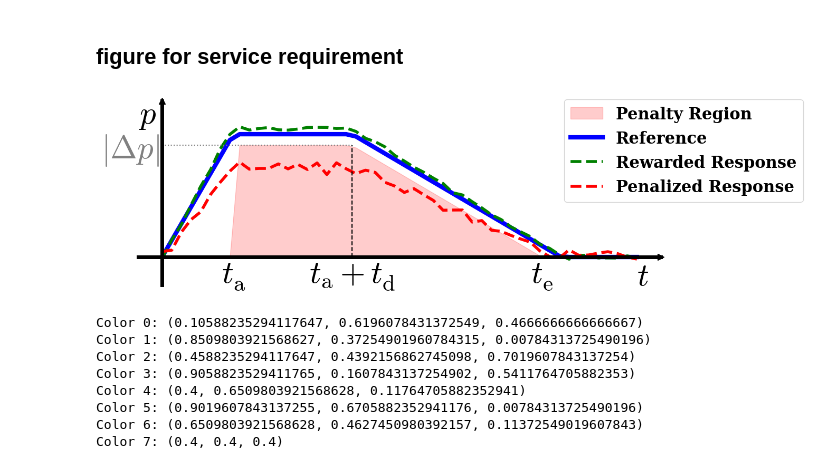
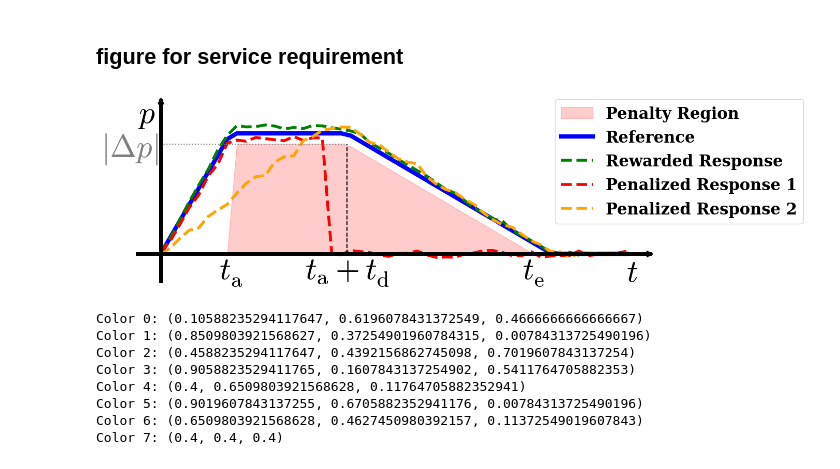
Before and after one commit to cvonholly/dvpp_reward_mechanism, a Jupyter notebook: experiments.ipynb, the cells around one changed output. Cells and saved outputs as stored; diff of their text form; code cells hidden in the pictures.

```diff
--- a/experiments.ipynb
+++ b/experiments.ipynb
@@ -508,17 +508,31 @@ y_good = np.piecewise(x,
     [lambda x: x * p_ref * y_good_fac / t_i, p_ref * y_good_fac, lambda x: p_ref * y_good_fac * (dt_e - x) / (dt_e - t_a), 0]
 )
 
-y_bad_factor = .8
+delta_t = 2
+
+y_bad_factor = 1.04
+# y_bad = np.piecewise(x,
+#     [x < t_i, (x >= t_i) & (x <= t_a), (x > t_a) & (x <= dt_e), x > dt_e],
+#     [lambda x: x * p_max * y_bad_factor / t_i, p_max * y_bad_factor, lambda x: p_max * y_bad_factor * (dt_e - x) / (dt_e - t_a), 0]
+# )
 y_bad = np.piecewise(x,
-    [x < t_i, (x >= t_i) & (x <= t_a), (x > t_a) & (x <= dt_e), x > dt_e],
-    [lambda x: x * p_max * y_bad_factor / t_i, p_max * y_bad_factor, lambda x: p_max * y_bad_factor * (dt_e - x) / (dt_e - t_a), 0]
+    [x < t_i, (x >= t_i) & (x <= t_i + delta_t), x > t_i + delta_t],
+    [lambda x: x * p_max * y_bad_factor / t_i, p_max * y_bad_factor, 0]
+)
+# make y_bad zero at t_i + delta_t
+
+# add another bad curve that is too slow
+y_bad_slow = np.piecewise(x,
+    [x < t_i + delta_t, (x >= t_i + delta_t) & (x <= t_a), (x > t_a) & (x <= dt_e), x > dt_e],
+    [lambda x: x * p_ref * y_good_fac / (t_i + delta_t), p_ref * y_good_fac, lambda x: p_ref * y_good_fac * (dt_e - x) / (dt_e - t_a), 0]
 )
 
 # add some noise to y_good and y_bad, but smooth overall trend
 noise_level = 0.01
-noise_level_bad = 0.03
+noise_level_bad = 0.02
 y_good += noise_level * p_max * np.random.randn(*y_good.shape)
 y_bad += noise_level_bad * p_max * np.random.randn(*y_bad.shape)
+y_bad_slow += noise_level_bad * p_max * np.random.randn(*y_bad_slow.shape)
 
 
 # 2. Plot Setup
@@ -539,7 +553,8 @@ ax.plot(x, y_ref, color='b', linewidth=6, label='Reference')
 
 # Example curves - good and bad
 ax.plot(x, y_good, color='g', linewidth=4, linestyle='--', label='Rewarded Response')
-ax.plot(x, y_bad, color='r', linewidth=4, linestyle='--', label='Penalized Response')
+ax.plot(x, y_bad, color='r', linewidth=4, linestyle='--', label='Penalized Response 1')
+ax.plot(x, y_bad_slow, color='orange', linewidth=4, linestyle='--', label='Penalized Response 2')
 
 # 4. Add Guidelines
 ax.hlines(y=p_max, xmin=0, xmax=t_a, colors='gray', linestyles=':', linewidth=1.5)
@@ -551,34 +566,34 @@ ax.spines['right'].set_visible(False)
 ax.spines['left'].set_position('zero')
 ax.spines['bottom'].set_position('zero')
 
 # Add arrowheads manually at the ends of the axes
 ax.plot(1, 0, ">k", transform=ax.get_yaxis_transform(), clip_on=False, markersize=8)
 ax.plot(0, 1, "^k", transform=ax.get_xaxis_transform(), clip_on=False, markersize=8)
 
 # 6. Labels using Internal Math Text (No external LaTeX needed)
 ax.set_xticks([t_i, t_a, t_e])
 ax.set_xticklabels([r'$t_\mathrm{a}^\mathrm{}$', r'$t_\mathrm{a}+t_\mathrm{d}^\mathrm{}$', r'$t_\mathrm{e}^\mathrm{}$'], fontsize=BIG_FSIZE)
 
 ax.set_yticks([p_max])
 ax.set_yticklabels([r'$|\Delta p|$'], fontsize=BIG_FSIZE, color='gray')
 
 # 7. Axis Titles
 ax.text(max(x), -0.5, '$t$', fontsize=BIG_FSIZE, style='italic')
 ax.text(-.5, p_max * 1.2, r'$p$', fontsize=BIG_FSIZE)
 
 ax.set_xlim(-0.5, 10.5)
 ax.set_ylim(-0.5, p_max * 1.4)
 ax.tick_params(axis='both', which='both', length=0)
 
 # axis linewidth
 for axis in ['top','bottom','left','right']:
     ax.spines[axis].set_linewidth(5)
 
 plt.tight_layout()
 plt.legend(fontsize=BIG_FSIZE/2, loc='upper left', bbox_to_anchor=(.8, 1.05))
 plt.show()
 # %% [output]
-[figure, old version]
+[figure, new version]
 # %%
 import matplotlib as mpl
 # %%
```
Also changed, not shown: 1 other file.
